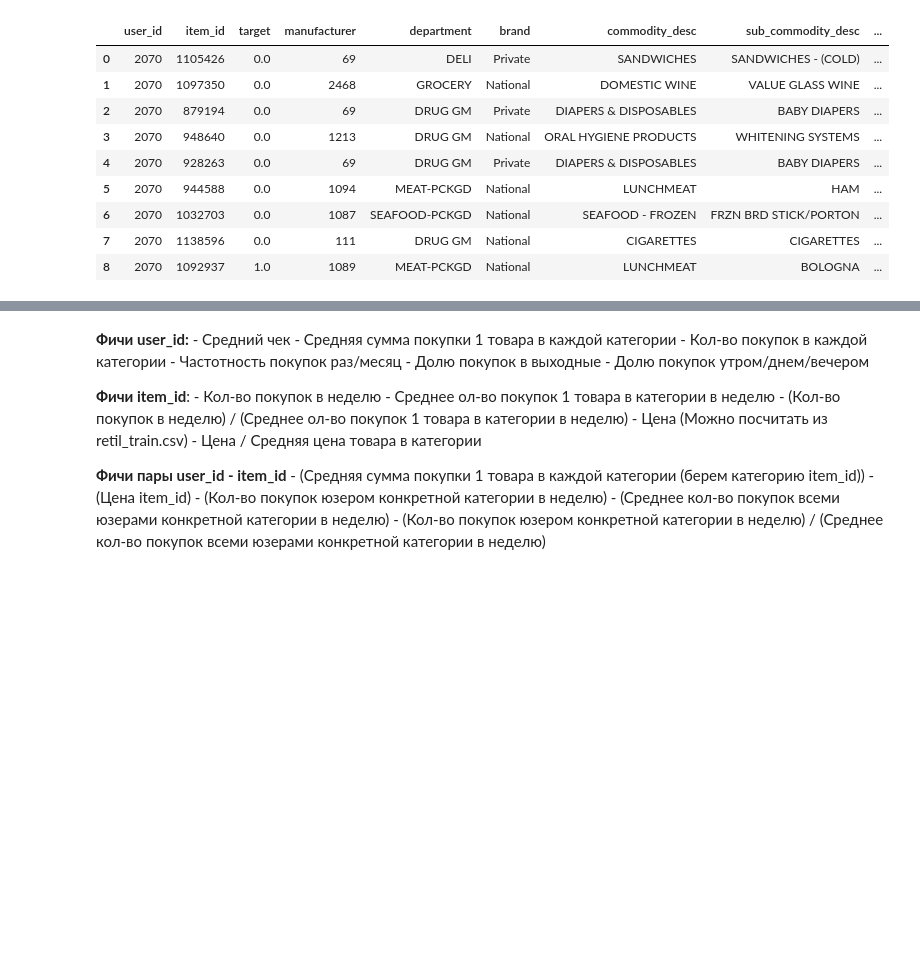
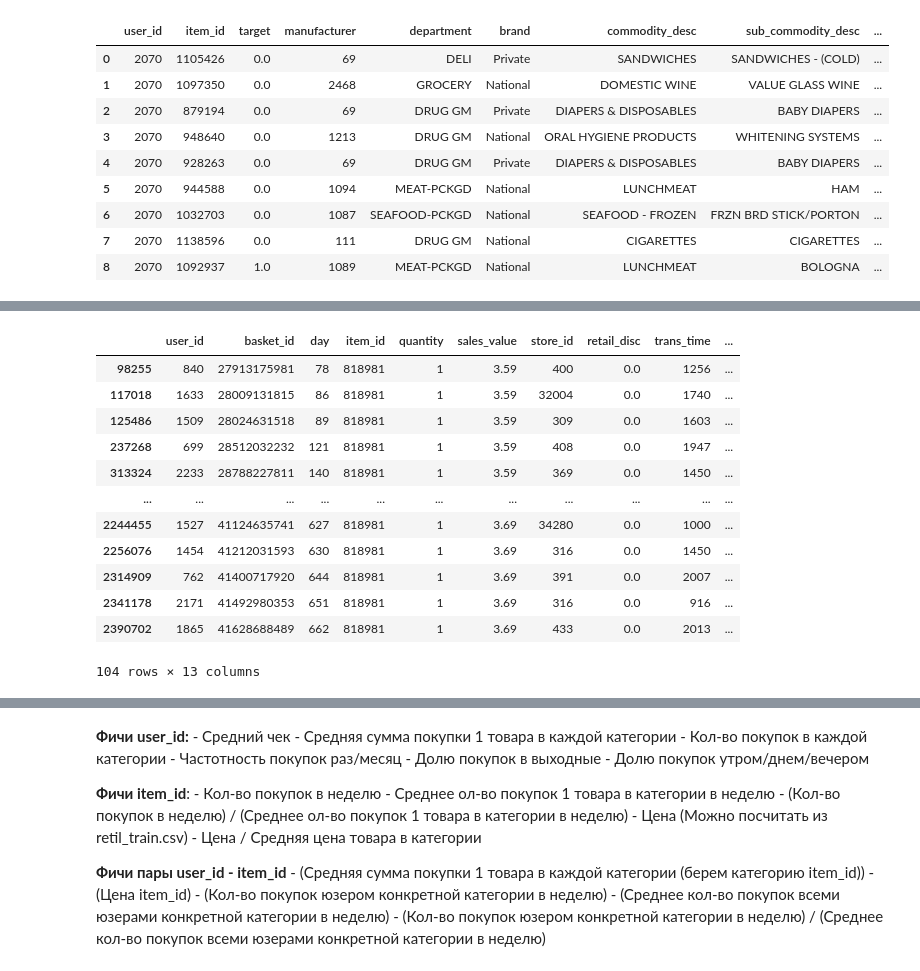
Before and after one commit to mr-Brain1201/Rec_sys_GB, a Jupyter notebook: webinar_6.ipynb, the cells around one changed output, grey strips where cells are left out. Saved outputs shown, nothing was run; the diff lists cells and outputs as text; code cells hidden in the pictures; blank space fills up the shorter version.

```diff
--- a/webinar_6.ipynb
+++ b/webinar_6.ipynb
@@ -418,0 +647,4 @@ df_ranker_train.head(9)
+# %%
+data['price'] = data['sales_value'] / (np.maximum(data['quantity'], 1))
+df_price = data[['item_id', 'price']].loc[data['item_id'].isin(set(data.item_id.values.tolist()))]
+df_price = df_price.loc[df_price['item_id'].isin(set(df_ranker_train.item_id.values.tolist()))]
@@ -418,0 +653,16 @@ df_ranker_train.head(9)
+# %%
+data.loc[data['item_id'] == 818981	]
+# %% [output]
+|  | user_id | basket_id | day | item_id | quantity | sales_value | store_id | retail_disc | trans_time | ... |
+| 98255 | 840 | 27913175981 | 78 | 818981 | 1 | 3.59 | 400 | 0.0 | 1256 | ... |
+| 117018 | 1633 | 28009131815 | 86 | 818981 | 1 | 3.59 | 32004 | 0.0 | 1740 | ... |
+| 125486 | 1509 | 28024631518 | 89 | 818981 | 1 | 3.59 | 309 | 0.0 | 1603 | ... |
+| 237268 | 699 | 28512032232 | 121 | 818981 | 1 | 3.59 | 408 | 0.0 | 1947 | ... |
+| 313324 | 2233 | 28788227811 | 140 | 818981 | 1 | 3.59 | 369 | 0.0 | 1450 | ... |
+| ... | ... | ... | ... | ... | ... | ... | ... | ... | ... | ... |
+| 2244455 | 1527 | 41124635741 | 627 | 818981 | 1 | 3.69 | 34280 | 0.0 | 1000 | ... |
+| 2256076 | 1454 | 41212031593 | 630 | 818981 | 1 | 3.69 | 316 | 0.0 | 1450 | ... |
+| 2314909 | 762 | 41400717920 | 644 | 818981 | 1 | 3.69 | 391 | 0.0 | 2007 | ... |
+| 2341178 | 2171 | 41492980353 | 651 | 818981 | 1 | 3.69 | 316 | 0.0 | 916 | ... |
+| 2390702 | 1865 | 41628688489 | 662 | 818981 | 1 | 3.69 | 433 | 0.0 | 2013 | ... |
+104 rows × 13 columns
```
Also changed, not shown: parts of 62 cells of this notebook.
